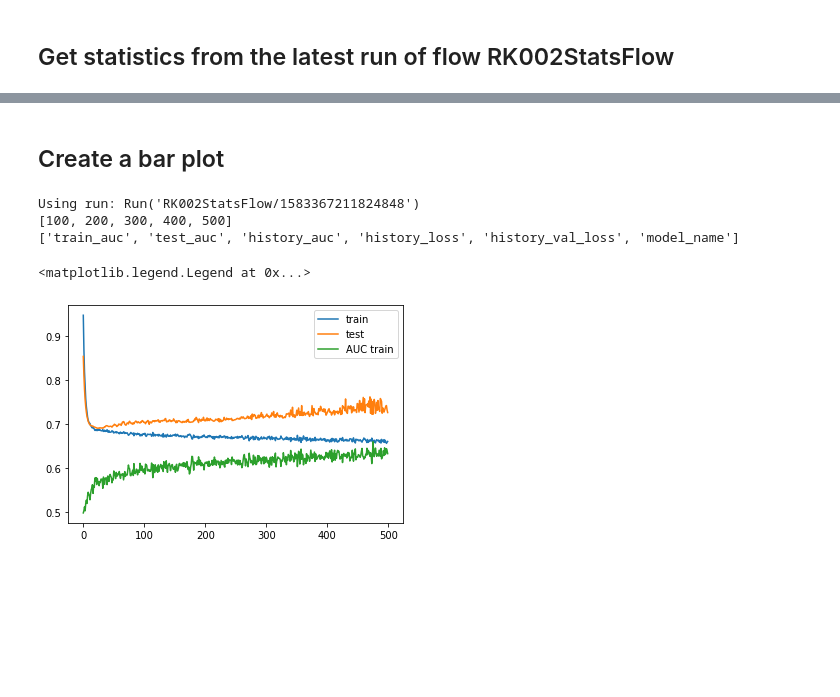
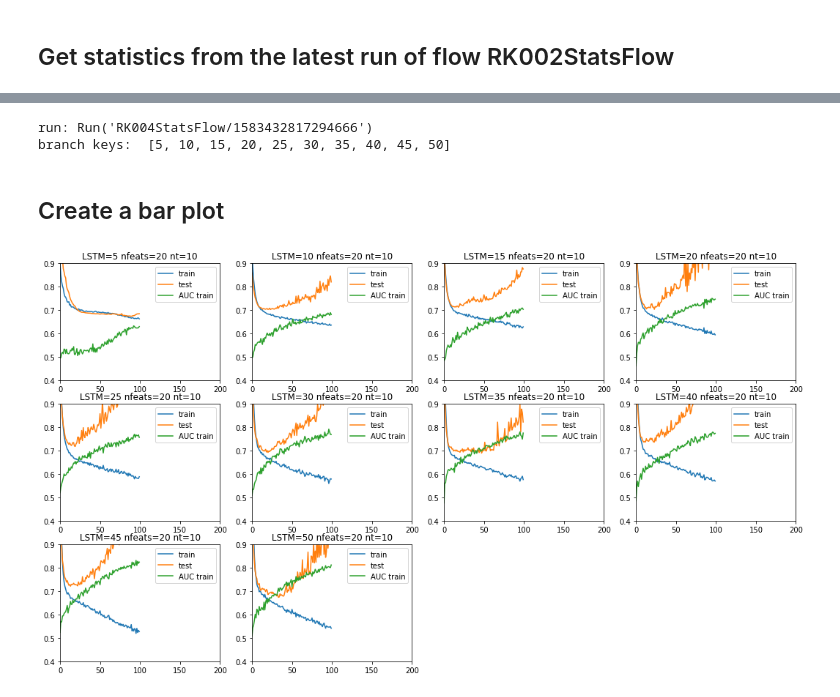
Before and after one commit to romanonly/romankazinnik_blog, a Jupyter notebook: metaflow/search.ipynb, the cells around one changed output, grey strips where cells are left out. Cells and saved outputs as stored; diff of their text form; code cells hidden in the pictures; blank space fills up the shorter version.

```diff
--- a/metaflow/search.ipynb
+++ b/metaflow/search.ipynb
@@ -56,28 +66,48 @@ branch0 train_auc test_auc =  0.55365443 0.5795385
+# %%
+import copy
+reverse_runs = copy.copy(list(Flow('RK004StatsFlow')))
+reverse_runs.reverse()
+#run = reverse(list(Flow('RK004StatsFlow').runs()))[3]
+run = reverse_runs[4]
+
+#run = Flow('RK004StatsFlow').latest_successful_run
+print("run: %s" % str(run))
+print("branch keys: ", list(run.data.model_stats))
+assert run.successful
+# %% [output]
+run: Run('RK004StatsFlow/1583432817294666')
+branch keys:  [5, 10, 15, 20, 25, 30, 35, 40, 45, 50]
 # %% [markdown]
 ## Create a bar plot
-# %%
-run = Flow('RK002StatsFlow').latest_successful_run
-print("Using run: %s" % str(run))
-
-print(list(run.data.genre_stats))
-branch = run.data.genre_stats[list(genre_stats)[-1]]
-print(list(branch))
-
-h1 = branch['history_loss']
-h2 = branch['history_val_loss']
-h3 = branch['history_auc']
-# %% [output]
-Using run: Run('RK002StatsFlow/1583367211824848')
-[100, 200, 300, 400, 500]
-['train_auc', 'test_auc', 'history_auc', 'history_loss', 'history_val_loss', 'model_name']
-# %%
-from matplotlib import pyplot
-
-pyplot.plot(h1, label="train")
-pyplot.plot(h2, label="test")
-pyplot.plot(h3, label="AUC train")
-pyplot.legend()
-# %% [output]
-<matplotlib.legend.Legend at 0x...>
-[figure, removed]
+# %%
+from matplotlib import pyplot
+%matplotlib inline
+# fig=pyplot.figure(figsize=(18, 16), dpi= 80, facecolor='w', edgecolor='k')
+pyplot.rcParams['figure.figsize'] = [18, 10]
+
+model_stats = run.data.model_stats
+bkeys = list(model_stats)
+for ik, branch_keys in enumerate(bkeys):
+    branch = model_stats[branch_keys]
+    # print("branch keys:", list(branch))
+
+    h1 = branch['history_loss']
+    h2 = branch['history_val_loss']
+    h3 = branch['history_auc']
+
+    if len(bkeys) < 5:
+        pyplot.subplot(1, len(bkeys), ik+1)
+    else:
+        pyplot.subplot(3, 1+int(len(bkeys)/3), ik+1)
+
+    pyplot.title("LSTM=" + str(branch_keys) + " nfeats=" + str(run.data.nfeatures) + " nt="+ str(run.data.nbackward))
+    pyplot.plot(h1, label="train")
+    pyplot.plot(h2, label="test")
+    pyplot.plot(h3, label="AUC train")
+    pyplot.legend()
+    axes = pyplot.gca()
+    axes.set_xlim([0,200])
+    axes.set_ylim([0.4, 0.9])
+# %% [output]
+[figure, added]
 # %%
```
Also changed, not shown: parts of 7 cells of this notebook, 1 other file.
